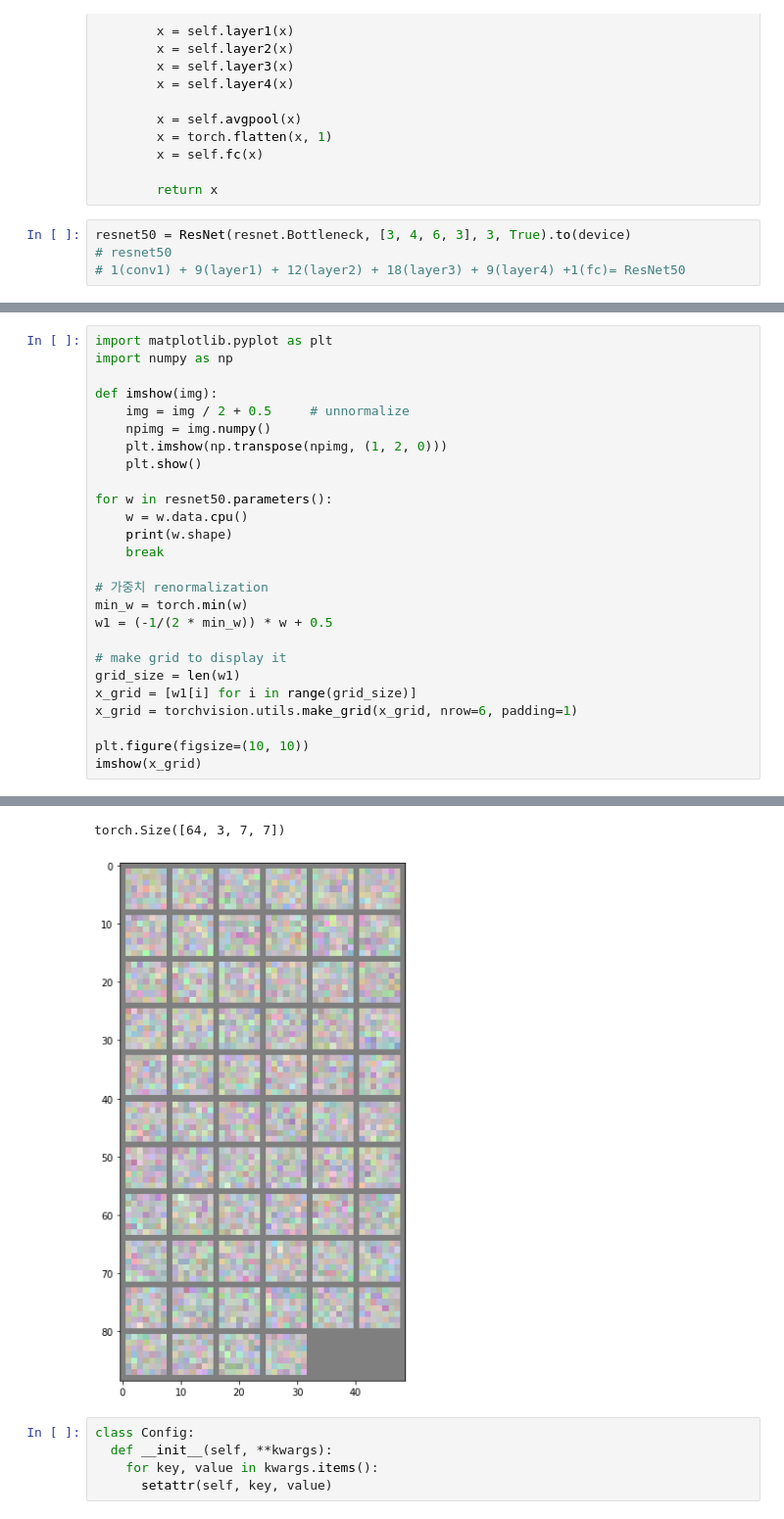
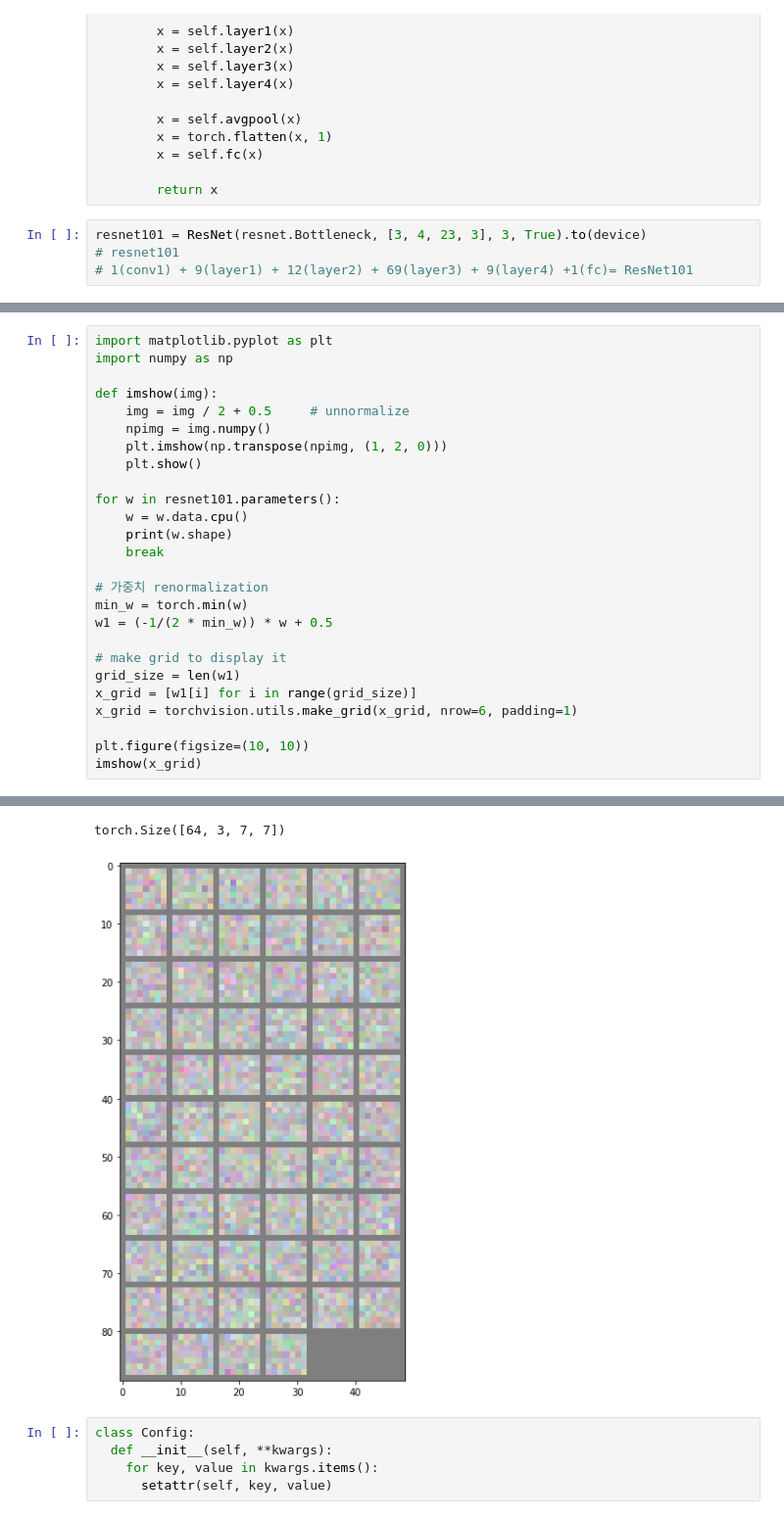
Before and after one commit to Capstone1-2022/Metaverse-Advertisement-Measure, a Jupyter notebook: ResNet/ResNet50.ipynb, the cells around one changed output, grey strips where cells are left out. Shown at 98% size. Drawn from its saved outputs; the diff is of its cells as text.

```diff
--- a/ResNet/ResNet50.ipynb
+++ b/ResNet/ResNet50.ipynb
@@ -163,8 +200,8 @@ class ResNet(nn.Module):
 
         return x
 # %%
-resnet50 = ResNet(resnet.Bottleneck, [3, 4, 6, 3], 3, True).to(device)
-# resnet50
-# 1(conv1) + 9(layer1) + 12(layer2) + 18(layer3) + 9(layer4) +1(fc)= ResNet50
+resnet101 = ResNet(resnet.Bottleneck, [3, 4, 23, 3], 3, True).to(device)
+# resnet101
+# 1(conv1) + 9(layer1) + 12(layer2) + 69(layer3) + 9(layer4) +1(fc)= ResNet101
 # %%
 from torchsummary import summary
@@ -190,33 +227,33 @@ Estimated Total Size (MB): 376.82
 # %%
 import matplotlib.pyplot as plt
 import numpy as np
 
 def imshow(img):
     img = img / 2 + 0.5     # unnormalize
     npimg = img.numpy()
     plt.imshow(np.transpose(npimg, (1, 2, 0)))
     plt.show()
 
-for w in resnet50.parameters():
+for w in resnet101.parameters():
     w = w.data.cpu()
     print(w.shape)
     break
 
 # 가중치 renormalization
 min_w = torch.min(w)
 w1 = (-1/(2 * min_w)) * w + 0.5
 
 # make grid to display it
 grid_size = len(w1)
 x_grid = [w1[i] for i in range(grid_size)]
 x_grid = torchvision.utils.make_grid(x_grid, nrow=6, padding=1)
 
 plt.figure(figsize=(10, 10))
 imshow(x_grid)
 # %% [output]
 Clipping input data to the valid range for imshow with RGB data ([0..1] for floats or [0..255] for integers).
 torch.Size([64, 3, 7, 7])
-[figure, old version]
+[figure, new version]
 # %%
 class Config:
   def __init__(self, **kwargs):
```
Also changed, not shown: parts of 25 cells of this notebook.
